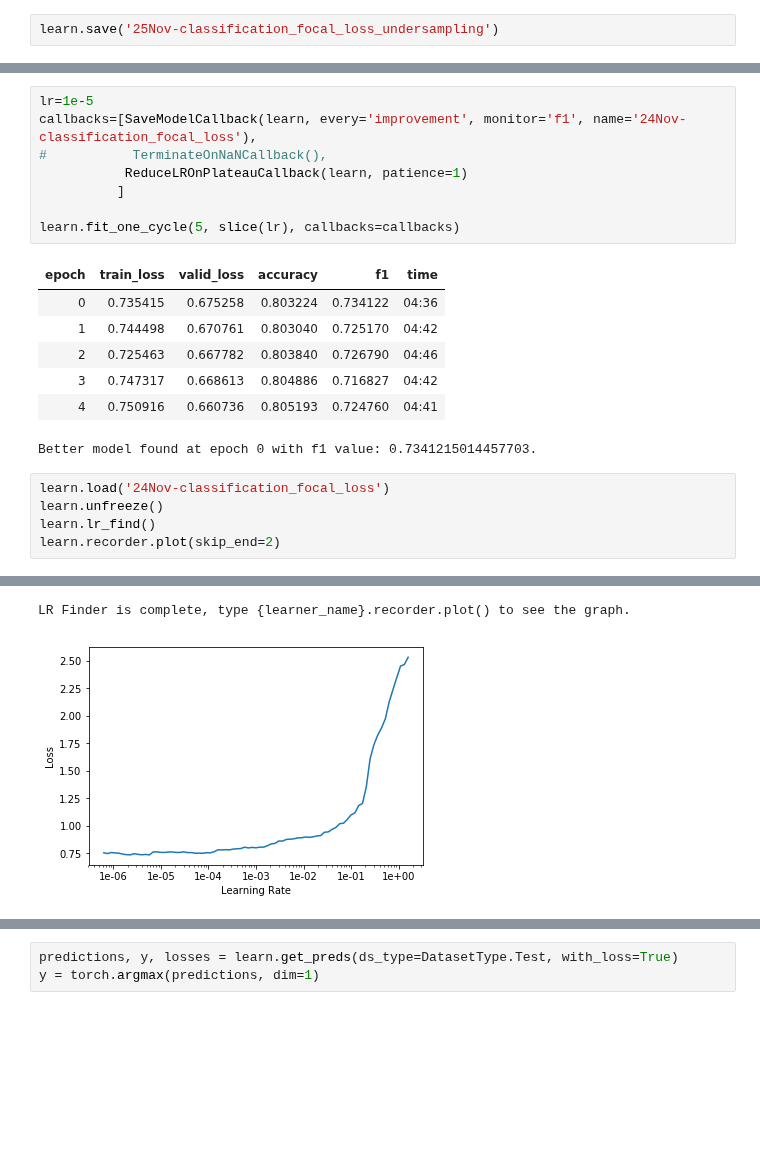
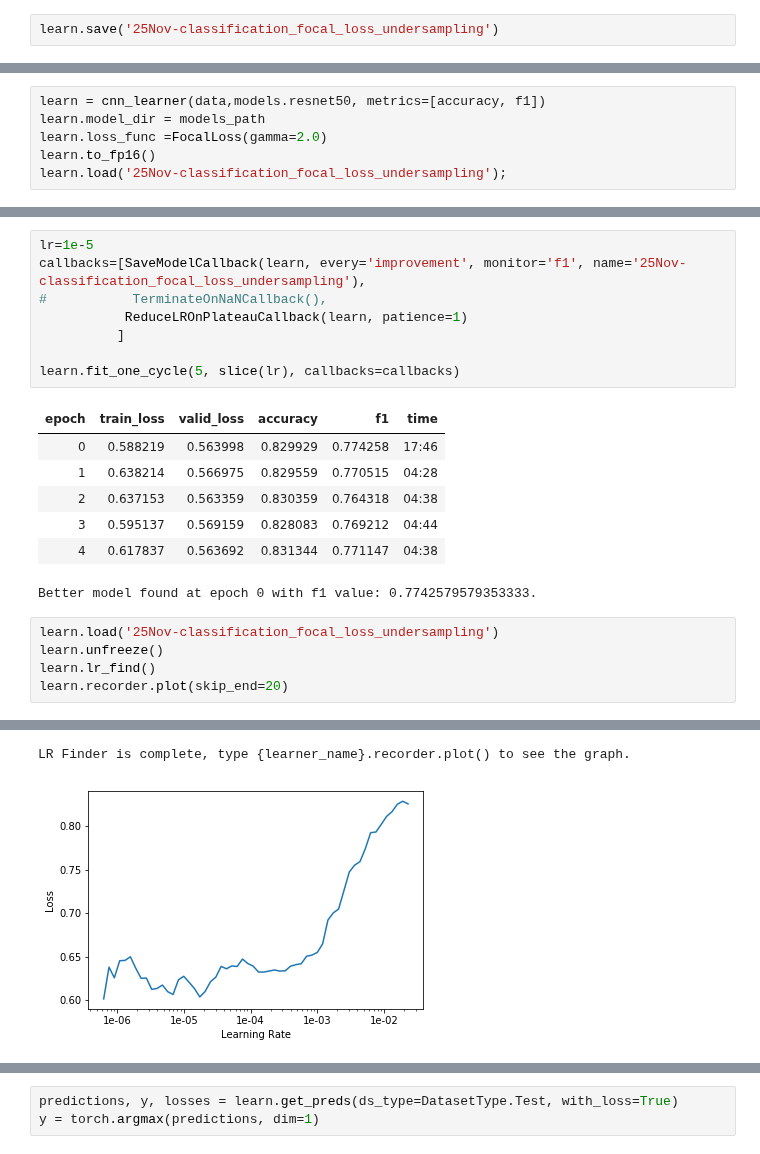
Before and after one commit to wwymak/spacenet-buildings, a Jupyter notebook: xview2/25Nov-improving damage classification-resampling.ipynb, the cells around one changed output, grey strips where cells are left out. Drawn from its saved outputs; the diff is of its cells as text; blank space fills up the shorter version.

Commit message:
better damage classification

```diff
--- a/xview2/25Nov-improving damage classification-resampling.ipynb
+++ b/xview2/25Nov-improving damage classification-resampling.ipynb
@@ -286,0 +289,6 @@ learn.save('25Nov-classification_focal_loss_undersampling')
+# %%
+learn = cnn_learner(data,models.resnet50, metrics=[accuracy, f1])
+learn.model_dir = models_path
+learn.loss_func =FocalLoss(gamma=2.0)
+learn.to_fp16()
+learn.load('25Nov-classification_focal_loss_undersampling');
@@ -287,6 +300,6 @@ learn.save('25Nov-classification_focal_loss_undersampling')
 # %%
 lr=1e-5
-callbacks=[SaveModelCallback(learn, every='improvement', monitor='f1', name='24Nov-classification_focal_loss'),
+callbacks=[SaveModelCallback(learn, every='improvement', monitor='f1', name='25Nov-classification_focal_loss_undersampling'),
 #           TerminateOnNaNCallback(),
            ReduceLROnPlateauCallback(learn, patience=1)
           ]
@@ -294,21 +307,21 @@ callbacks=[SaveModelCallback(learn, every='improvement', monitor='f1', name='24N
 learn.fit_one_cycle(5, slice(lr), callbacks=callbacks)
 # %% [output]
 | epoch | train_loss | valid_loss | accuracy | f1 | time |
-| 0 | 0.735415 | 0.675258 | 0.803224 | 0.734122 | 04:36 |
-| 1 | 0.744498 | 0.670761 | 0.803040 | 0.725170 | 04:42 |
-| 2 | 0.725463 | 0.667782 | 0.803840 | 0.726790 | 04:46 |
-| 3 | 0.747317 | 0.668613 | 0.804886 | 0.716827 | 04:42 |
-| 4 | 0.750916 | 0.660736 | 0.805193 | 0.724760 | 04:41 |
+| 0 | 0.588219 | 0.563998 | 0.829929 | 0.774258 | 17:46 |
+| 1 | 0.638214 | 0.566975 | 0.829559 | 0.770515 | 04:28 |
+| 2 | 0.637153 | 0.563359 | 0.830359 | 0.764318 | 04:38 |
+| 3 | 0.595137 | 0.569159 | 0.828083 | 0.769212 | 04:44 |
+| 4 | 0.617837 | 0.563692 | 0.831344 | 0.771147 | 04:38 |
-Better model found at epoch 0 with f1 value: 0.7341215014457703.
+Better model found at epoch 0 with f1 value: 0.7742579579353333.
 # %%
-learn.load('24Nov-classification_focal_loss')
+learn.load('25Nov-classification_focal_loss_undersampling')
 learn.unfreeze()
 learn.lr_find()
-learn.recorder.plot(skip_end=2)
+learn.recorder.plot(skip_end=20)
 # %% [output]
 [interactive output not drawn]
 LR Finder is complete, type {learner_name}.recorder.plot() to see the graph.
-[figure, old version]
+[figure, new version]
 # %%
 lr=1e-6
 callbacks=[SaveModelCallback(learn, every='improvement', monitor='f1', name='24Nov-classification_focal_loss_unfrozen'),
```
Also changed, not shown: parts of 16 cells of this notebook, 2 other files.
